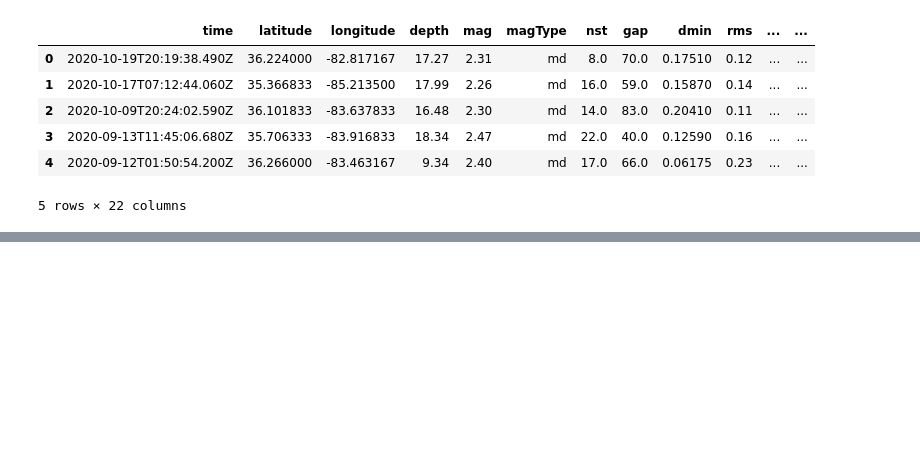
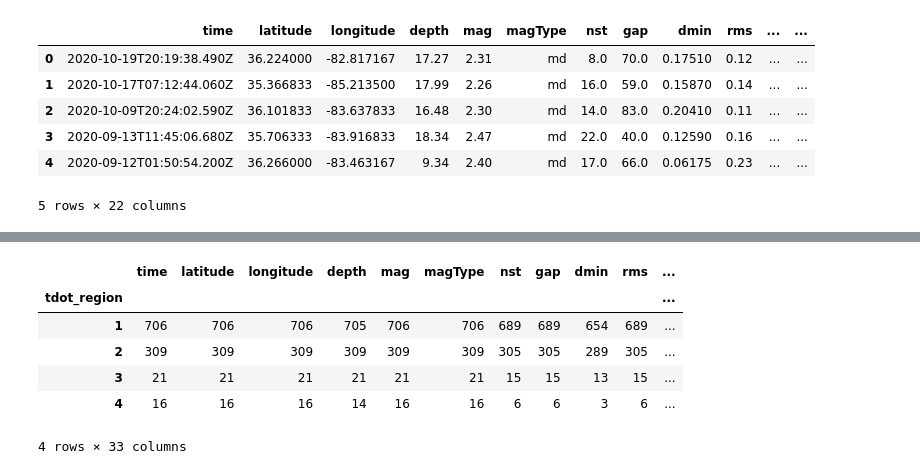
Before and after one commit to nss-data-science-cohort-4/dq3-earthquakes-fully-loaded-nachos, a Jupyter notebook: Notebooks/08_p2q1_tn_eq_by_region.ipynb, the cells around one changed output, grey strips where cells are left out. Saved outputs shown, nothing was run; the diff lists cells and outputs as text; code cells hidden in the pictures; blank space fills up the shorter version.

```diff
--- a/Notebooks/08_p2q1_tn_eq_by_region.ipynb
+++ b/Notebooks/08_p2q1_tn_eq_by_region.ipynb
@@ -22,0 +154,7 @@ tenn_eq.head()
+# %%
+def lat_long_to_point(row):
+    return Point(row['longitude'], row['latitude'])
+# %%
+tenn_eq['position'] = tenn_eq.apply(lat_long_to_point, axis=1)
+# %%
+tenn_eq_geo = gpd.GeoDataFrame(tenn_eq, crs='epsg:4326', geometry=tenn_eq['position'])
@@ -22,0 +169,2 @@ tenn_eq.head()
+# %%
+tenn_eq_geo_map = gpd.sjoin(tenn_eq_geo, tenn_county_region, op='within')
@@ -22,0 +227,10 @@ tenn_eq.head()
+# %%
+tenn_eq_geo_map.groupby(['tdot_region']).count()
+# %% [output]
+|  | time | latitude | longitude | depth | mag | magType | nst | gap | dmin | rms | ... |
+| tdot_region |  |  |  |  |  |  |  |  |  |  | ... |
+| 1 | 706 | 706 | 706 | 705 | 706 | 706 | 689 | 689 | 654 | 689 | ... |
+| 2 | 309 | 309 | 309 | 309 | 309 | 309 | 305 | 305 | 289 | 305 | ... |
+| 3 | 21 | 21 | 21 | 21 | 21 | 21 | 15 | 15 | 13 | 15 | ... |
+| 4 | 16 | 16 | 16 | 14 | 16 | 16 | 6 | 6 | 3 | 6 | ... |
+4 rows × 33 columns
```
Also changed, not shown: parts of 25 cells of this notebook.
